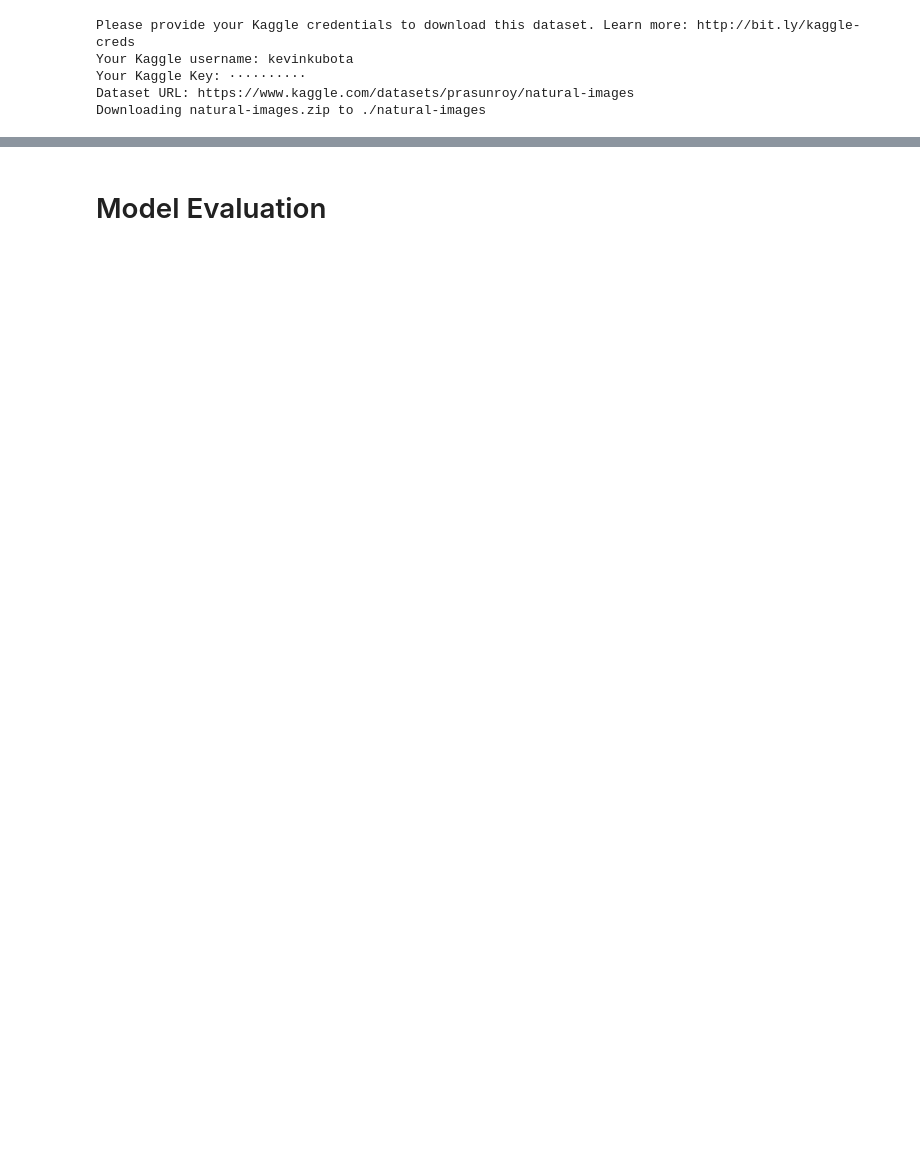
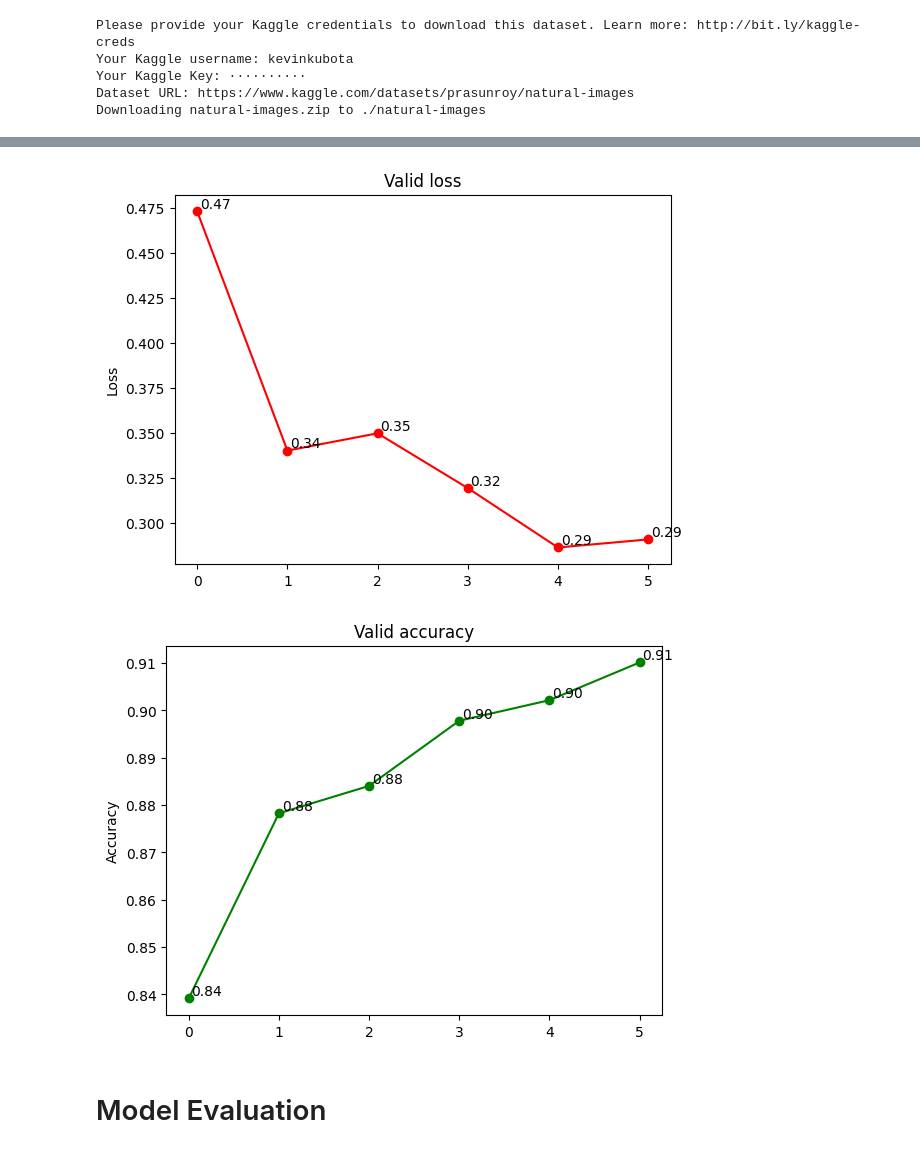
Before and after one commit to kevink02/CECS456Project, a Jupyter notebook: models/Kubota_CECS456Project.ipynb, the cells around one changed output, grey strips where cells are left out. Drawn from its saved outputs; the diff is of its cells as text; code cells hidden in the pictures; blank space fills up the shorter version.

```diff
--- a/models/Kubota_CECS456Project.ipynb
+++ b/models/Kubota_CECS456Project.ipynb
@@ -275,2 +230,7 @@ Epoch 5/5
+# %%
+show_graph(zip_last)
+# %% [output]
+[figure, added]
+[figure, added]
 # %% [markdown]
 # Model Evaluation
```
Also changed, not shown: parts of 25 cells of this notebook, 1 other file.
